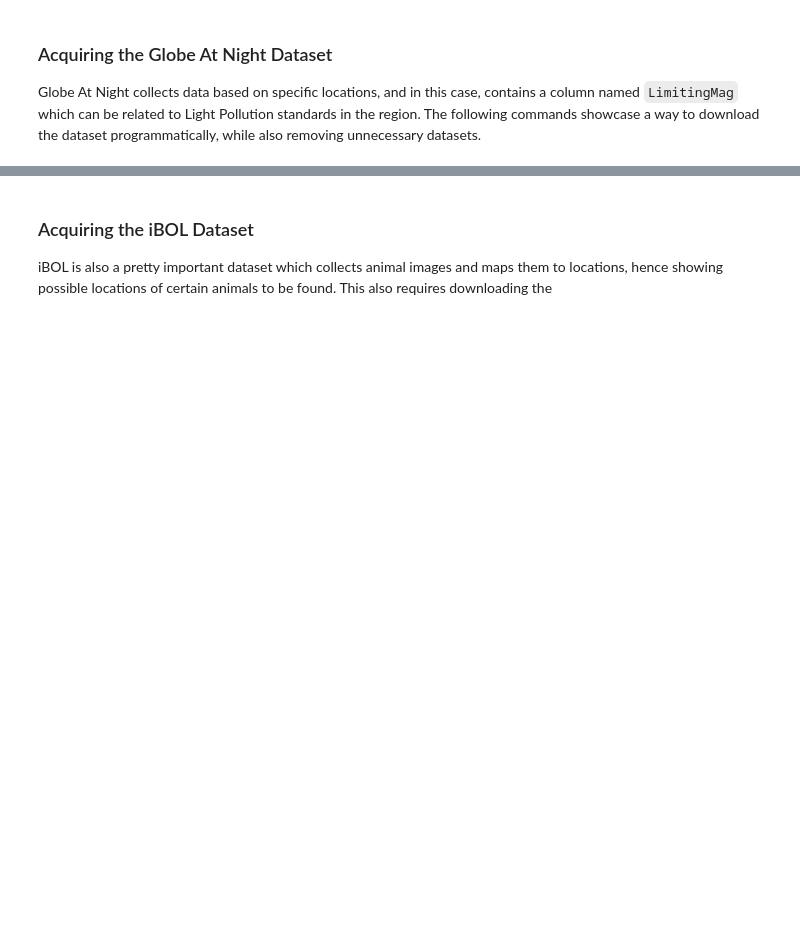
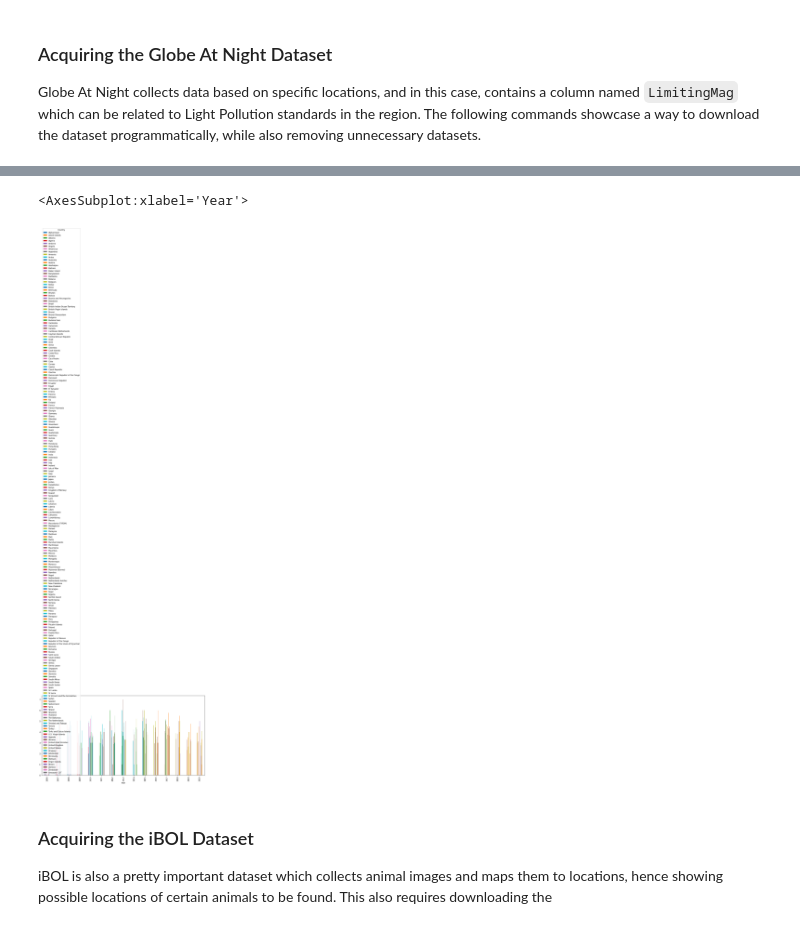
Before and after one commit to ThePyProgrammer/lightPollution, a Jupyter notebook: ProjectPrannayaGupta.ipynb, the cells around one changed output, grey strips where cells are left out. Drawn from its saved outputs; the diff is of its cells as text; code cells hidden in the pictures; blank space fills up the shorter version.

```diff
--- a/ProjectPrannayaGupta.ipynb
+++ b/ProjectPrannayaGupta.ipynb
@@ -542,0 +628,3 @@ sns.scatterplot(x="Longitude", y="Latitude", hue="Pollution", data=latlong)
+# %%
+countries = gp.GeoDataFrame(countries_without_coords, geometry=gp.points_from_xy(countries_without_coords.longitude, countries_without_coords.latitude))
+countries
@@ -573,0 +754,3 @@ gan.Country.unique() #.groupby("UTTime").LimitingMag.mean().plot()
+# %%
+ganCountry = pd.merge(ganCountry, countries)
+ganCountry
@@ -573,0 +771,3 @@ gan.Country.unique() #.groupby("UTTime").LimitingMag.mean().plot()
+# %%
+ganValues = ganCountry.pivot_table(index="Country", columns="Year", values="LimitingMag", aggfunc=np.mean)
+ganValues
@@ -574,3 +789,8 @@ gan.Country.unique() #.groupby("UTTime").LimitingMag.mean().plot()
+# %%
+ganValues.T.plot.bar()
+# %% [output]
+<AxesSubplot:xlabel='Year'>
+[figure, added]
 # %% [markdown]
 ### Acquiring the iBOL Dataset
 iBOL is also a pretty important dataset which collects animal images and maps them to locations, hence showing possible locations of certain animals to be found. This also requires downloading the
```
Also changed, not shown: parts of 26 cells of this notebook, 15 other files.
